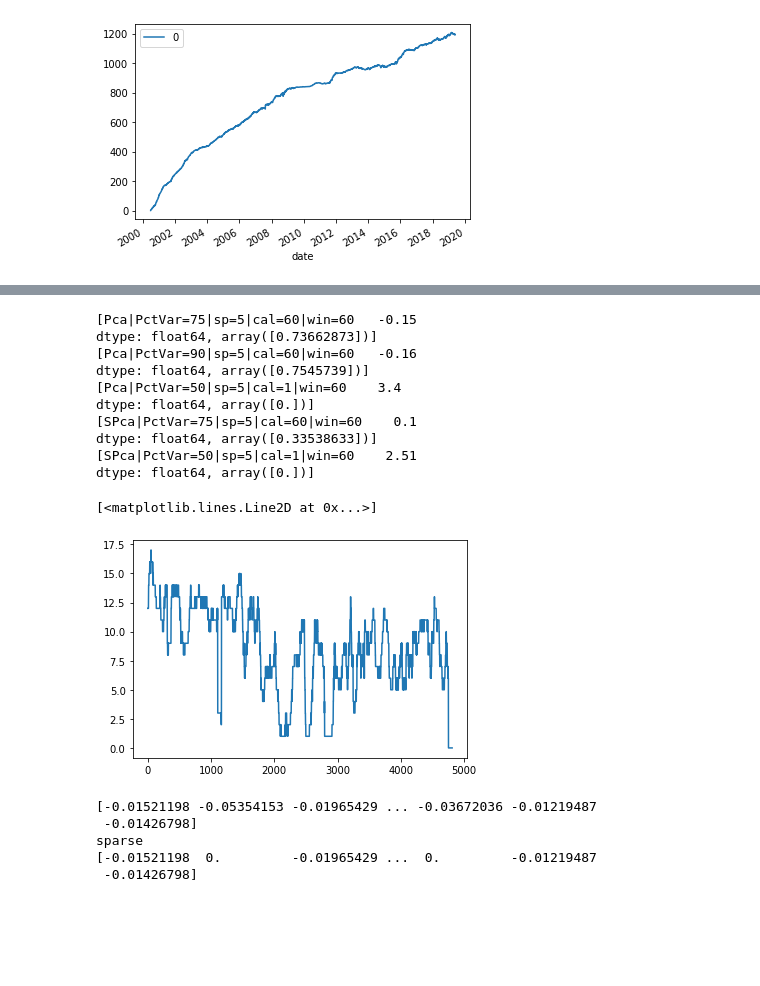
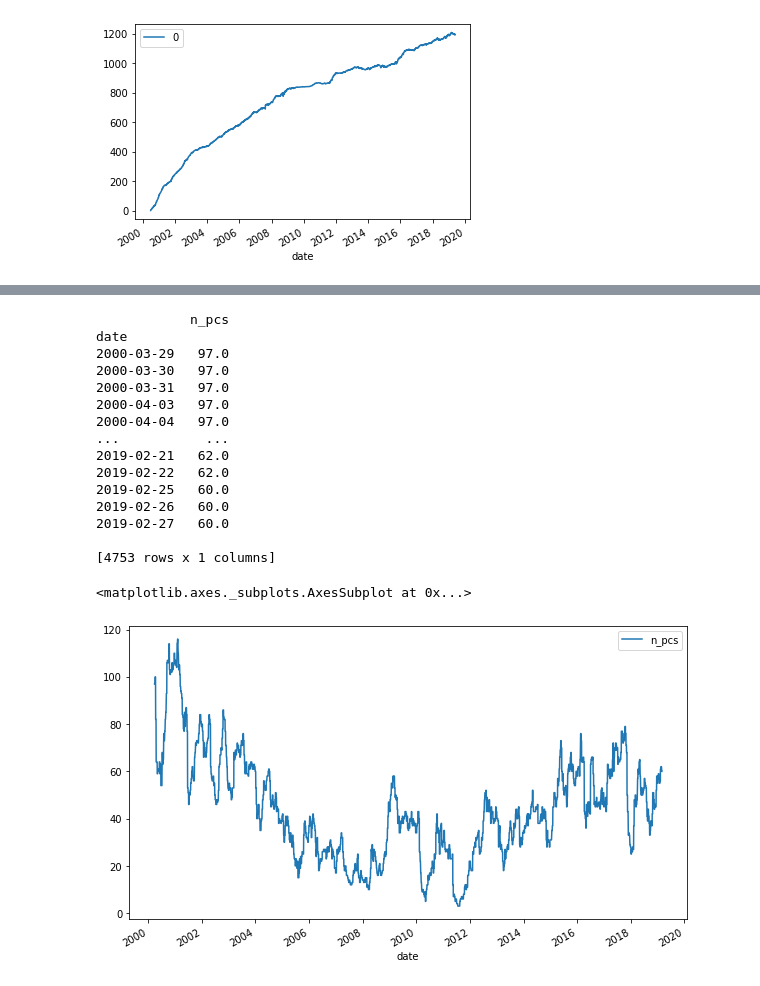
Before and after one commit to jase-clarkson/mini_1, a Jupyter notebook: stat_arb.ipynb, the cells around one changed output, grey strips where cells are left out. Drawn from its saved outputs; the diff is of its cells as text; code cells hidden in the pictures; blank space fills up the shorter version.

```diff
--- a/stat_arb.ipynb
+++ b/stat_arb.ipynb
@@ -231,46 +138,26 @@ def sharpe_ratio_test(log_ret):
     sharpe_se = np.sqrt((1 + sharpe ** 2/ 4 * (kurtosis - 1) - sharpe * skew) / T)
     p_value = 1 - norm.cdf(sharpe/sharpe_se)
     return [sharpe_annualised.round(2), p_value]
-# %%
-for strat in strats:
-    print(sharpe_ratio_test(strat.lr))
-
-# print(sharpe_ratio_test(strats[2].vn_rets))
-# print(sharpe_ratio_test(spy))
-# %% [output]
-[Pca|PctVar=75|sp=5|cal=60|win=60   -0.15
-dtype: float64, array([0.73662873])]
-[Pca|PctVar=90|sp=5|cal=60|win=60   -0.16
-dtype: float64, array([0.7545739])]
-[Pca|PctVar=50|sp=5|cal=1|win=60    3.4
-dtype: float64, array([0.])]
-[SPca|PctVar=75|sp=5|cal=60|win=60    0.1
-dtype: float64, array([0.33538633])]
-[SPca|PctVar=50|sp=5|cal=1|win=60    2.51
-dtype: float64, array([0.])]
-# %%
-# print(strats[0].n_pcs.var())
-plt.plot(strats[0].n_pcs)
-# pd.concat([spy.loc[strats[0].vn_rets.index], strats[0].vn_rets['log_return']], axis=1)
-# print(np.corrcoef(strats[0].vn_rets.values.T, spy.loc[strats[0].vn_rets.index].values))
-# print(strats[0].vn_rets.values.T)
-# %% [output]
-[<matplotlib.lines.Line2D at 0x...>]
-[figure, removed]
-# %%
-importlib.reload(dr)
-spca = dr.SPca(pct_var=75)
-pca = dr.Pca(pct_var=75)
-data = df.iloc[:100]
-pca.fit(data)
-print(pca.get_factors()[0])
-spca.fit(data)
-print('sparse')
-print(spca.get_factors()[0])
-# spca.estimate_factors(data)
-# %% [output]
-[-0.01521198 -0.05354153 -0.01965429 ... -0.03672036 -0.01219487
- -0.01426798]
-sparse
-[-0.01521198  0.         -0.01965429 ...  0.         -0.01219487
- -0.01426798]
+# %%
+pcs_df = pd.DataFrame(strats[0].n_pcs, index=df.index, columns=['n_pcs'])
+print(pcs_df.iloc[:-60])
+pcs_df.iloc[:-60].plot(figsize=(10, 6))
+# plt.savefig('n_pcs_mp.png')
+# %% [output]
+            n_pcs
+date
+2000-03-29   97.0
+2000-03-30   97.0
+2000-03-31   97.0
+2000-04-03   97.0
+2000-04-04   97.0
+...           ...
+2019-02-21   62.0
+2019-02-22   62.0
+2019-02-25   60.0
+2019-02-26   60.0
+2019-02-27   60.0
+
+[4753 rows x 1 columns]
+<matplotlib.axes._subplots.AxesSubplot at 0x...>
+[figure, added]
```
Also changed, not shown: parts of 12 cells of this notebook, 3 other files.
